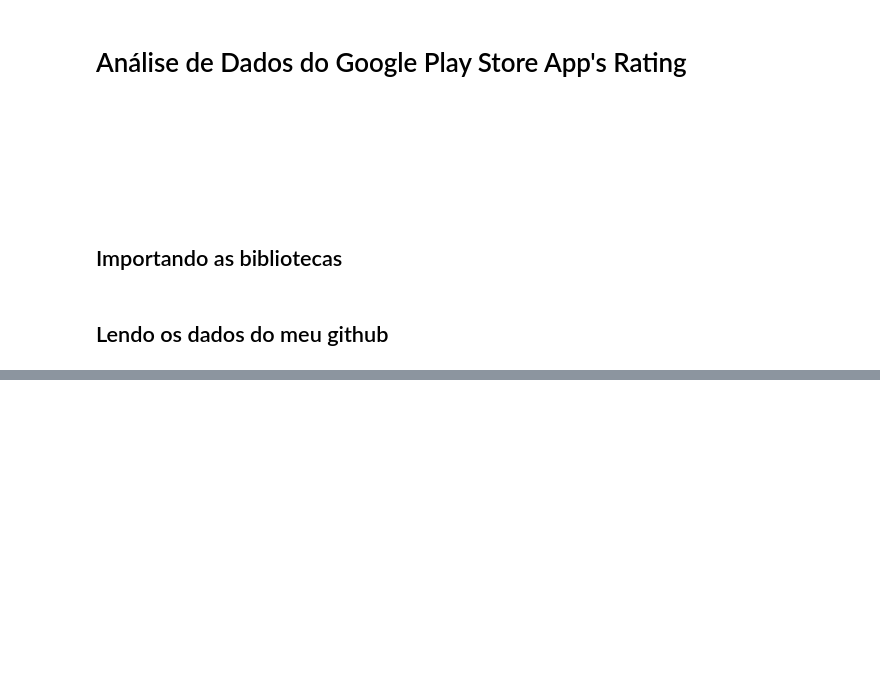
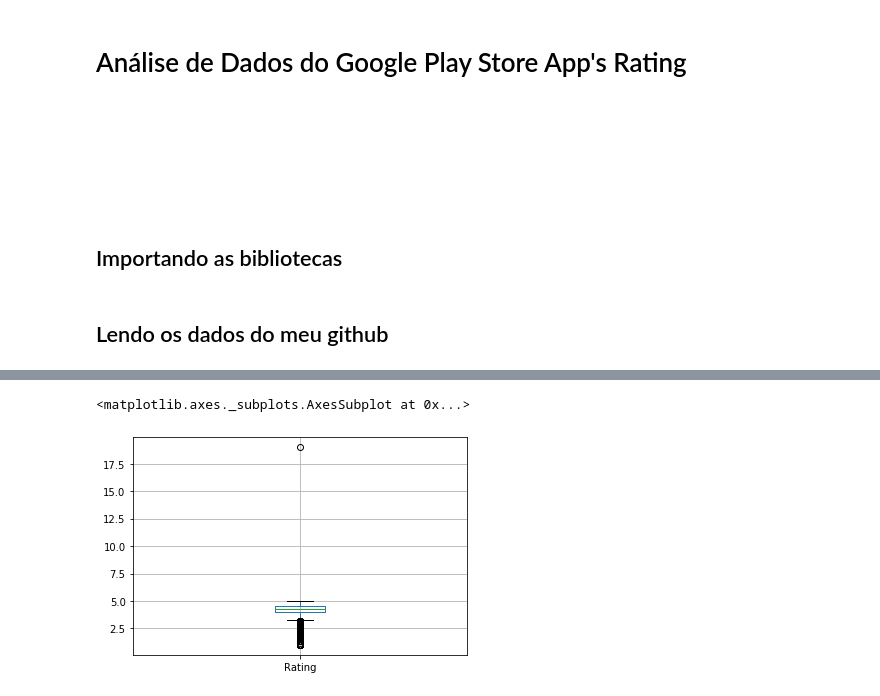
Before and after one commit to vinibeni28/Google-Play-Store-Rating-DataAnalysis, a Jupyter notebook: Prediction of Google Play Store Apps Rating.ipynb, the cells around one changed output, grey strips where cells are left out. Drawn from its saved outputs; the diff is of its cells as text; code cells hidden in the pictures; blank space fills up the shorter version.

```diff
--- a/Prediction of Google Play Store Apps Rating.ipynb
+++ b/Prediction of Google Play Store Apps Rating.ipynb
@@ -28,0 +47,5 @@ df.head()
+# %%
+df.boxplot()
+# %% [output]
+<matplotlib.axes._subplots.AxesSubplot at 0x...>
+[figure, added]
```
Also changed, not shown: parts of 14 cells of this notebook.
